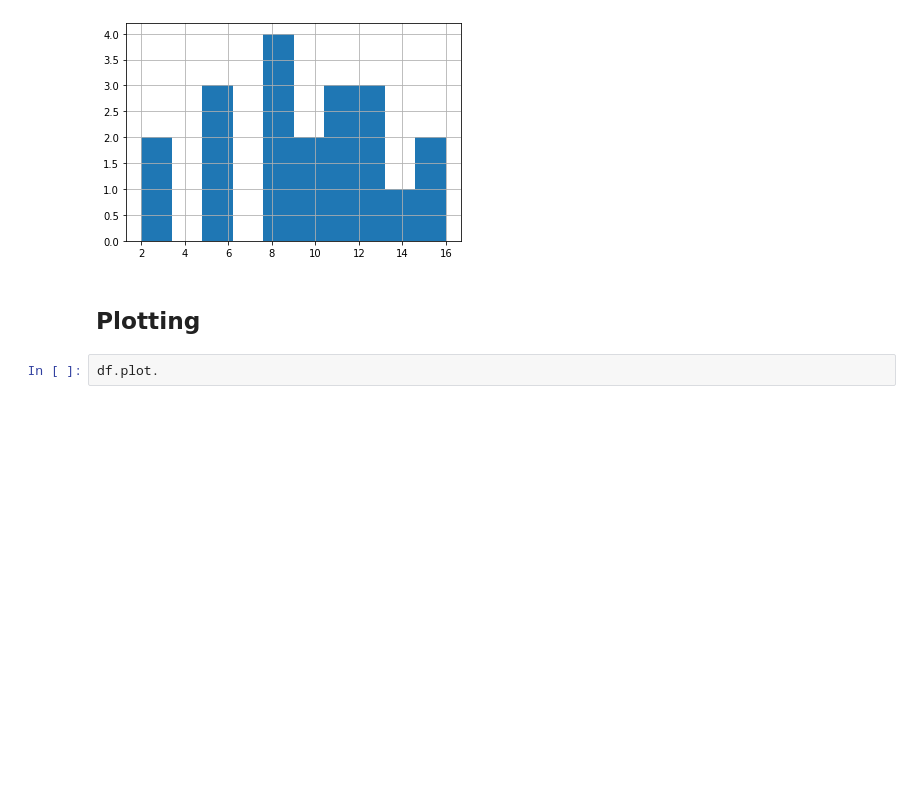
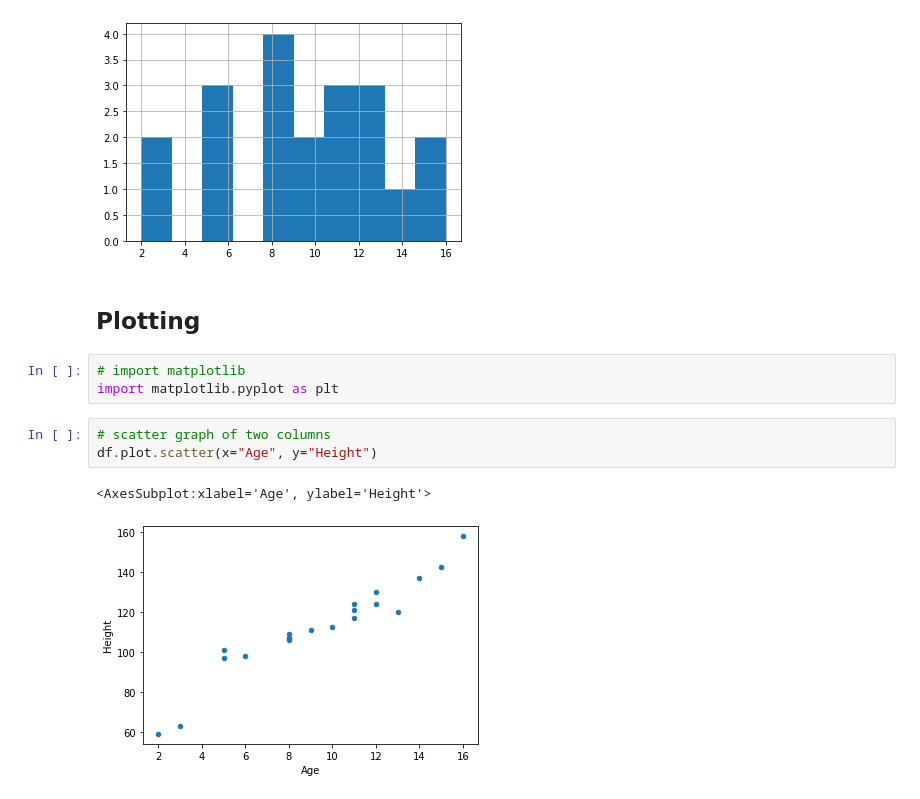
Before and after one commit to ssciwr/jupyter-data-exploration-live, a Jupyter notebook: part2.ipynb, the cells around one changed output. Saved outputs shown, nothing was run; the diff lists cells and outputs as text; blank space fills up the shorter version.

```diff
--- a/part2.ipynb
+++ b/part2.ipynb
@@ -518,5 +518,12 @@ df["Age"].hist()
 [figure]
 # %% [markdown]
 ## Plotting
-# %%
-df.plot.
+# %%
+# import matplotlib
+import matplotlib.pyplot as plt
+# %%
+# scatter graph of two columns
+df.plot.scatter(x="Age", y="Height")
+# %% [output]
+<AxesSubplot:xlabel='Age', ylabel='Height'>
+[figure, added]
```
